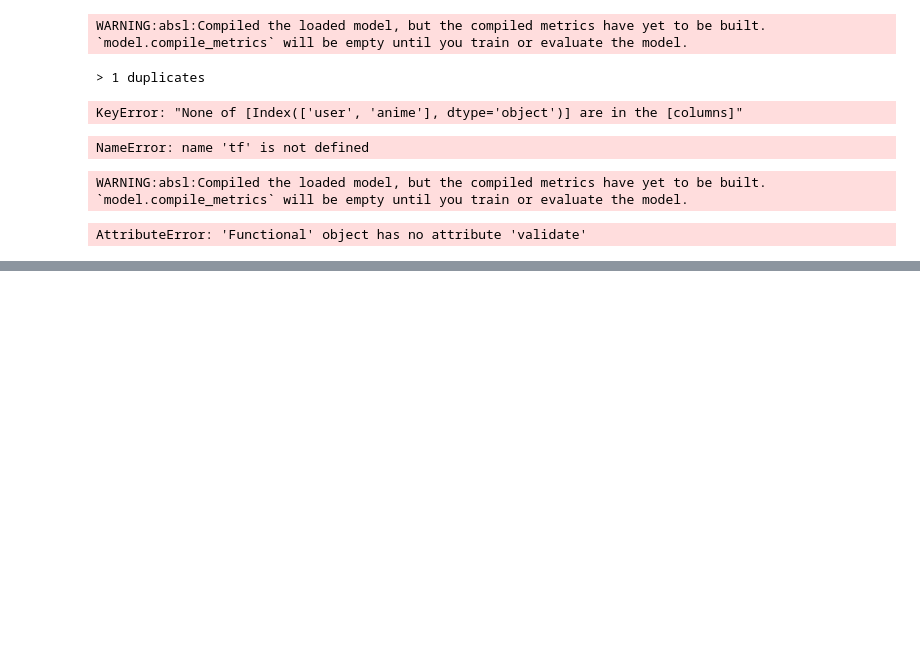
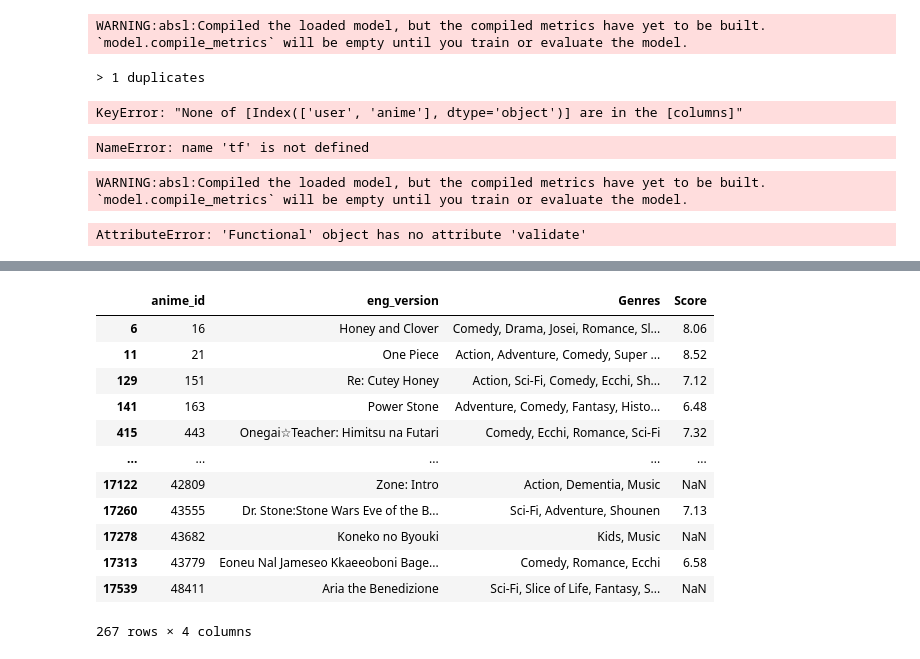
Before and after one commit to ridim02/anime-recommendation, a Jupyter notebook: model/notebooks/test_model.ipynb, the cells around one changed output, grey strips where cells are left out. Saved outputs shown, nothing was run; the diff lists cells and outputs as text; code cells hidden in the pictures; blank space fills up the shorter version.

```diff
--- a/model/notebooks/test_model.ipynb
+++ b/model/notebooks/test_model.ipynb
@@ -977,0 +1507,18 @@ AttributeError: 'Functional' object has no attribute 'validate'
+# %%
+filtered_df = df[df['eng_version'].str.contains('One', case=False, na=False)]
+# %%
+filtered_df
+# %% [output]
+|  | anime_id | eng_version | Genres | Score |
+| 6 | 16 | Honey and Clover | Comedy, Drama, Josei, Romance, Sl... | 8.06 |
+| 11 | 21 | One Piece | Action, Adventure, Comedy, Super ... | 8.52 |
+| 129 | 151 | Re: Cutey Honey | Action, Sci-Fi, Comedy, Ecchi, Sh... | 7.12 |
+| 141 | 163 | Power Stone | Adventure, Comedy, Fantasy, Histo... | 6.48 |
+| 415 | 443 | Onegai☆Teacher: Himitsu na Futari | Comedy, Ecchi, Romance, Sci-Fi | 7.32 |
+| ... | ... | ... | ... | ... |
+| 17122 | 42809 | Zone: Intro | Action, Dementia, Music | NaN |
+| 17260 | 43555 | Dr. Stone:Stone Wars Eve of the B... | Sci-Fi, Adventure, Shounen | 7.13 |
+| 17278 | 43682 | Koneko no Byouki | Kids, Music | NaN |
+| 17313 | 43779 | Eoneu Nal Jameseo Kkaeeoboni Bage... | Comedy, Romance, Ecchi | 6.58 |
+| 17539 | 48411 | Aria the Benedizione | Sci-Fi, Slice of Life, Fantasy, S... | NaN |
+267 rows × 4 columns
```
Also changed, not shown: parts of 41 cells of this notebook, 14 other files.
